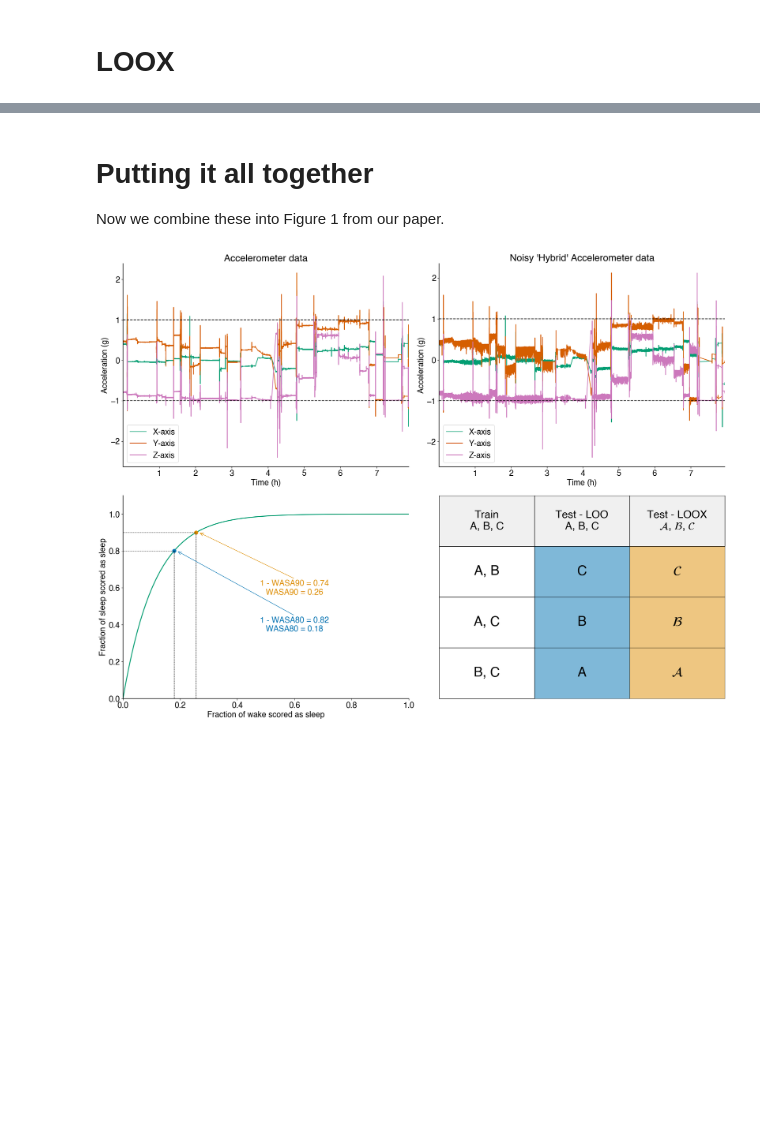
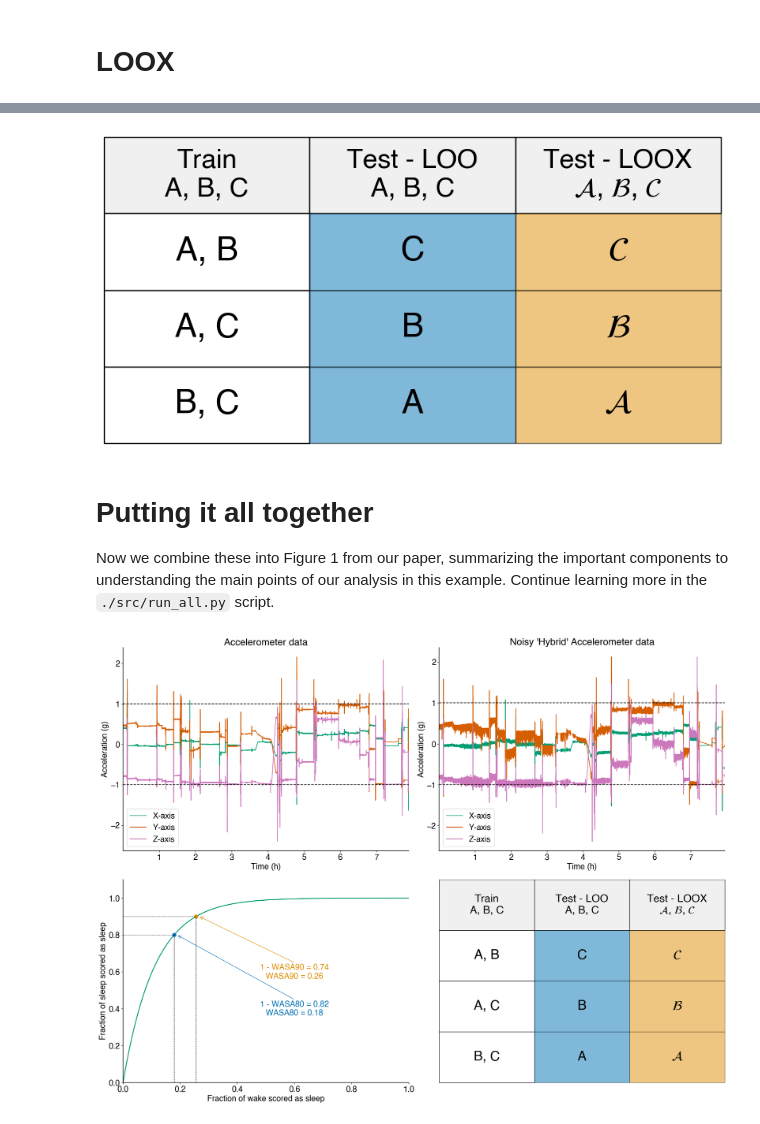
Before and after one commit to Arcascope/pisces, a Jupyter notebook: examples/NHRC/narrative.ipynb, the cells around one changed output, grey strips where cells are left out. Cells and saved outputs as stored; diff of their text form; code cells hidden in the pictures; blank space fills up the shorter version.

Commit message:
clean up narrative, move imports

```diff
--- a/examples/NHRC/narrative.ipynb
+++ b/examples/NHRC/narrative.ipynb
@@ -330,10 +351,15 @@ def add_loox_explainer(ax):
             elif j == 2:
                 cell.set_facecolor(PALETTE[1])  # Highlight LOOX column
                 cell.set_alpha(0.5)  # Set opacity to 50%
+# %%
+plt.figure(figsize=(10, 5))
+add_loox_explainer(plt.gca())
+# %% [output]
+[figure, added]
 # %% [markdown]
 # Putting it all together
 
-Now we combine these into Figure 1 from our paper.
+Now we combine these into Figure 1 from our paper, summarizing the important components to understanding the main points of our analysis in this example. Continue learning more in the `./src/run_all.py` script.
 # %%
 fig, axs = plt.subplots(2, 2, figsize=(20, 15))
 
```
Also changed, not shown: parts of 12 cells of this notebook, 1 other file.
